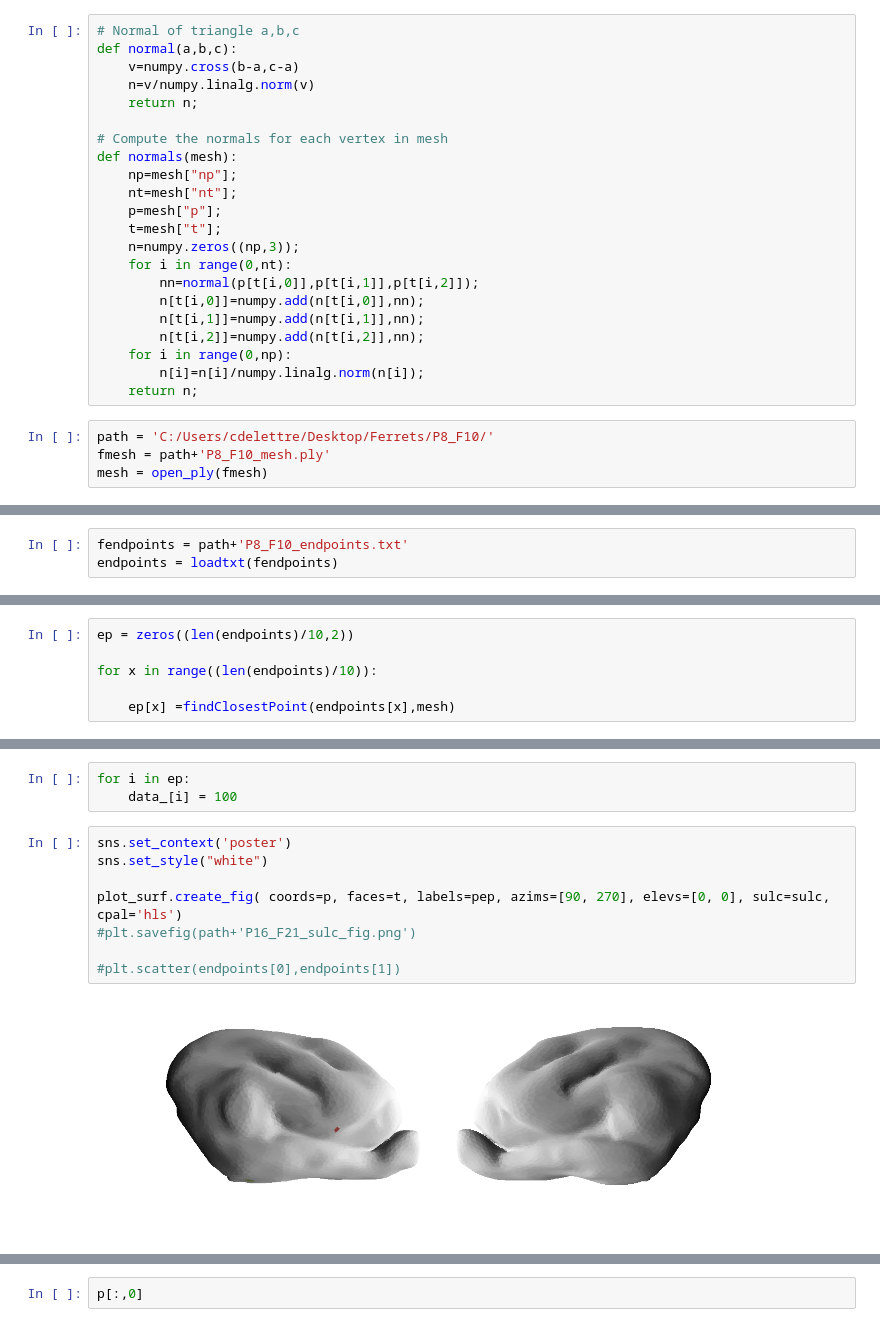
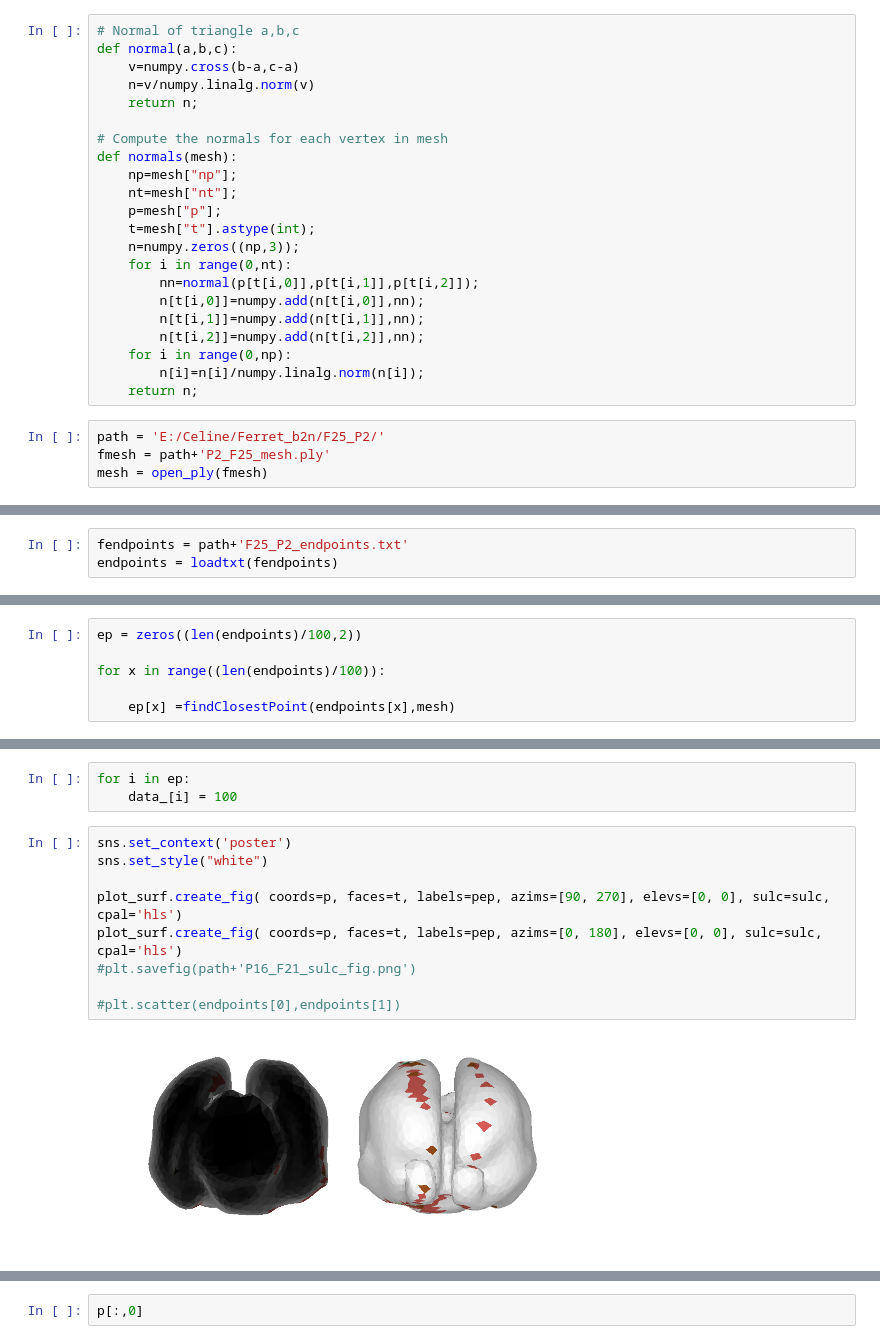
Before and after one commit to celinede/scripts4DWI_dipy_brainhack, a Jupyter notebook: sulciComputation&endpointsVisualization.ipynb, the cells around one changed output, grey strips where cells are left out. Saved outputs shown, nothing was run; the diff lists cells and outputs as text.

```diff
--- a/sulciComputation&endpointsVisualization.ipynb
+++ b/sulciComputation&endpointsVisualization.ipynb
@@ -59,7 +59,7 @@ def normals(mesh):
     np=mesh["np"];
     nt=mesh["nt"];
     p=mesh["p"];
-    t=mesh["t"];
+    t=mesh["t"].astype(int);
     n=numpy.zeros((np,3));
     for i in range(0,nt):
         nn=normal(p[t[i,0]],p[t[i,1]],p[t[i,2]]);
@@ -70,8 +70,8 @@ def normals(mesh):
         n[i]=n[i]/numpy.linalg.norm(n[i]);
     return n;
 # %%
-path = 'C:/Users/cdelettre/Desktop/Ferrets/P8_F10/'
-fmesh = path+'P8_F10_mesh.ply'
+path = 'E:/Celine/Ferret_b2n/F25_P2/'
+fmesh = path+'P2_F25_mesh.ply'
 mesh = open_ply(fmesh)
 # %%
 np=mesh["np"];
@@ -105,6 +109,6 @@ plot_surf.create_fig( data=data_, coords=p, faces=t, azims=[0, 180], elevs=[0, 0
 # %%
 path2 = '/Users/ghfc/Desktop/'
 # %%
-fendpoints = path+'P8_F10_endpoints.txt'
+fendpoints = path+'F25_P2_endpoints.txt'
 endpoints = loadtxt(fendpoints)
 # %%
@@ -134,9 +138,9 @@ def findClosestPoint(ep, mesh):
     #print point,d
     return point,d
 # %%
-ep = zeros((len(endpoints)/10,2))
+ep = zeros((len(endpoints)/100,2))
 
-for x in range((len(endpoints)/10)):
+for x in range((len(endpoints)/100)):
 
     ep[x] =findClosestPoint(endpoints[x],mesh)
 # %%
@@ -203,10 +207,11 @@ for i in ep:
 # %%
 sns.set_context('poster')
 sns.set_style("white")
 
 plot_surf.create_fig( coords=p, faces=t, labels=pep, azims=[90, 270], elevs=[0, 0], sulc=sulc, cpal='hls')
+plot_surf.create_fig( coords=p, faces=t, labels=pep, azims=[0, 180], elevs=[0, 0], sulc=sulc, cpal='hls')
 #plt.savefig(path+'P16_F21_sulc_fig.png')
 
 #plt.scatter(endpoints[0],endpoints[1])
 # %% [output]
-[figure, old version]
+[figure, new version]
```
Also changed, not shown: parts of 5 cells of this notebook, 15 other files.
